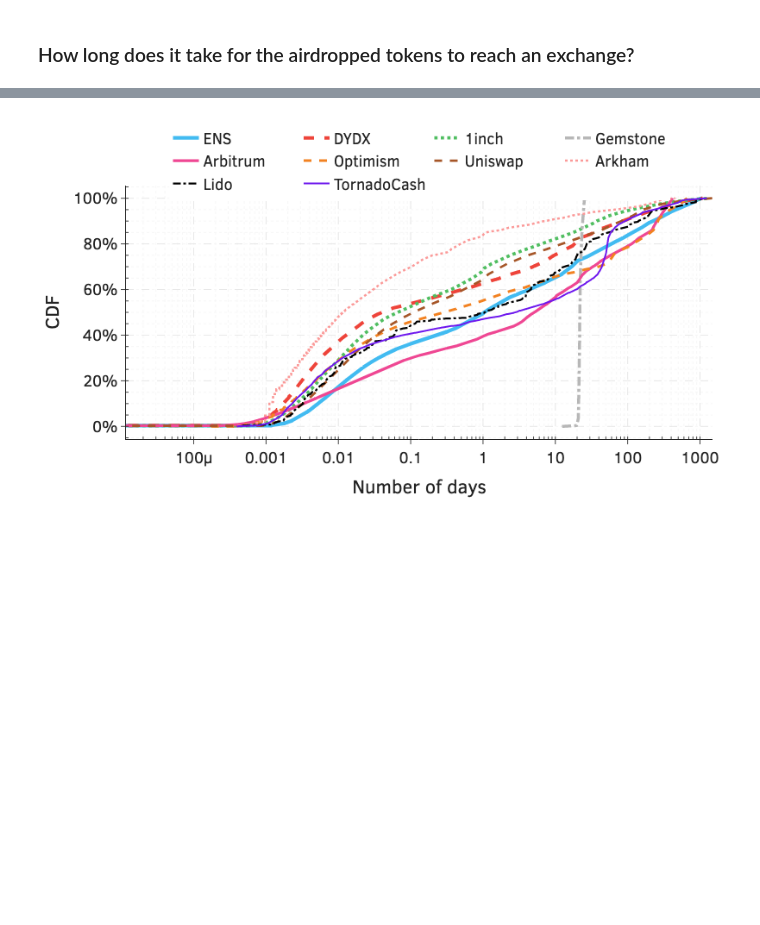
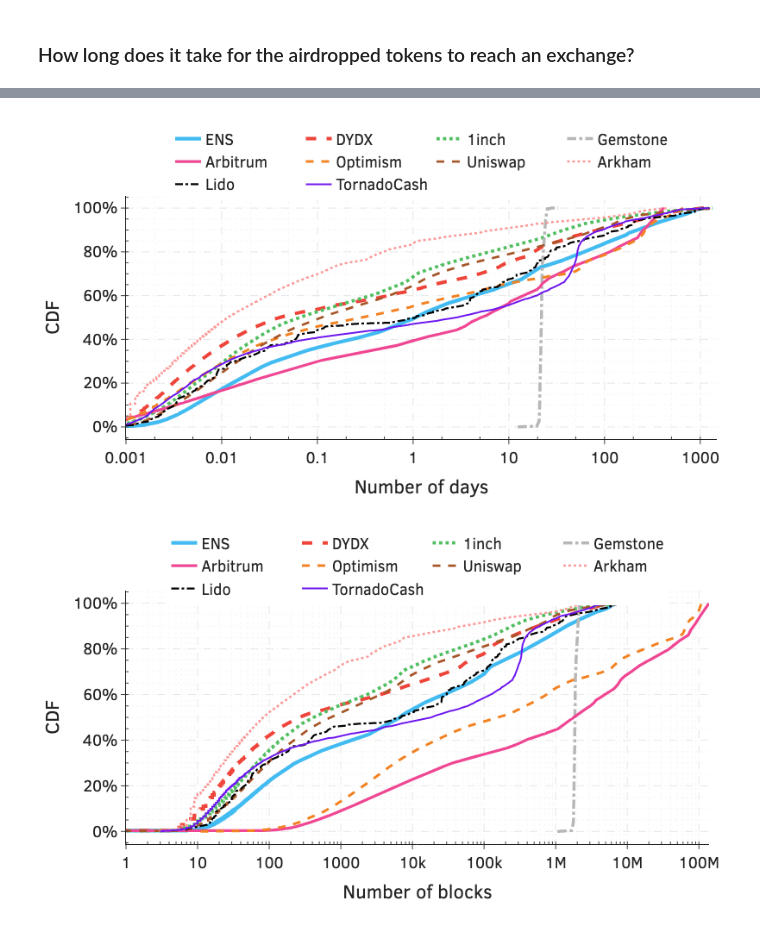
Before and after one commit to johnnatan-messias/research-proj-airdrop, a Jupyter notebook: notebooks/03-airdrop-eda.ipynb, the cells around one changed output, grey strips where cells are left out. Cells and saved outputs as stored; diff of their text form; code cells hidden in the pictures; blank space fills up the shorter version.

```diff
--- a/notebooks/03-airdrop-eda.ipynb
+++ b/notebooks/03-airdrop-eda.ipynb
@@ -903,12 +905,19 @@ def process_hops(hops_data, mode):
         hops_df = hops_df.with_columns(
             (pl.col('hops').dt.total_seconds()/3600/24).alias('hops')
         ).filter(pl.col('hops') >= 0)
-        display(hops_df['hops'].describe(
-            percentiles=percentiles).transpose(column_names="statistic"))
     else:
         hops_df = hops_df.filter(pl.col('hops') >= 0)
-        display(hops_df['hops'].describe(
-            percentiles=percentiles).transpose(column_names="statistic"))
+
+    # display(
+    #     hops_df['hops']
+    #     .describe(percentiles=percentiles)
+    #     .transpose(column_names="statistic")
+    # )
+    display(
+        hops_df['hops'].to_pandas()
+        .describe(percentiles=percentiles)
+        .to_frame().T
+    )
 
     return hops_df
 # %%
@@ -967,27 +975,52 @@ shape: (1, 17)
+# %%
+from math import log10
+fig = go.Figure(layout=get_plotly_layout(width=800, height=450))
+max_number_of_days = 0
+for protocol in protocols:
+    ecdf = ECDF(hops_dfs['time'][protocol]['hops'])
+    max_number_of_days = max(max_number_of_days, max(ecdf.x))
+    fig.add_trace(go.Scatter(x=ecdf.x,
+                             y=ecdf.y,
+                             name=plot_settings[protocol]['label'],
+                             line=dict(
+                                 color=plot_settings[protocol]['color'],
+                                 width=plot_settings[protocol]['width'],
+                                 dash=plot_settings[protocol]['style']
+                             )))
+
+fig.update_layout(
+    xaxis_title='Number of days',
+    yaxis_title='CDF',
+    legend=dict(xanchor='center', x=0.5, y=1.3, orientation='h'))
+
+# fig.update_xaxes(type='log', range=[0.0000001, log10(max_number_of_days)])
+fig.update_xaxes(type='log', range=[log10(0.001), log10(
+    max_number_of_days)],  tickvals=[0.001, 0.01, 0.1, 1, 10, 100, 1000, 1500])
+fig.update_yaxes(tickformat=".0%")
+output_path = os.path.join(plots_dir, "number_of_days_until_exchange_log.pdf")
+fig.write_image(output_path)
+fig.show("png")
+# %% [output]
+[figure, added]
 # %%
 fig = go.Figure(layout=get_plotly_layout(width=800, height=450))
 for protocol in protocols:
-    ecdf = ECDF(hops_dfs['time'][protocol]['hops'])
-    fig.add_trace(go.Scatter(x=ecdf.x,
-                             y=ecdf.y,
-                             name=plot_settings[protocol]['label'],
-                             line=dict(
-                                 color=plot_settings[protocol]['color'],
-                                 width=plot_settings[protocol]['width'],
-                                 dash=plot_settings[protocol]['style']
-                             )
-                             )
-                  )
+    ecdf = ECDF(hops_dfs['blocks'][protocol]['hops'])
+    fig.add_trace(go.Scatter(x=ecdf.x, y=ecdf.y, name=plot_settings[protocol]['label'],
+                             line=dict(color=plot_settings[protocol]['color'],
+                             width=plot_settings[protocol]['width'],
+                             dash=plot_settings[protocol]['style'])))
 
 fig.update_layout(
-    xaxis_title='Number of days',
+    xaxis_title='Number of blocks',
     yaxis_title='CDF',
     legend=dict(xanchor='center', x=0.5, y=1.25, orientation='h'))
 
 fig.update_xaxes(type='log')
 fig.update_yaxes(tickformat=".0%")
-output_path = os.path.join(plots_dir, "number_of_days_until_exchange_log.pdf")
+output_path = os.path.join(
+    plots_dir, "number_of_blocks_until_exchange_log.pdf")
 fig.write_image(output_path)
 fig.show("png")
 # %% [output]
-[figure, old version]
+[figure, new version]
```
Also changed, not shown: parts of 12 cells of this notebook, 1 other file.
